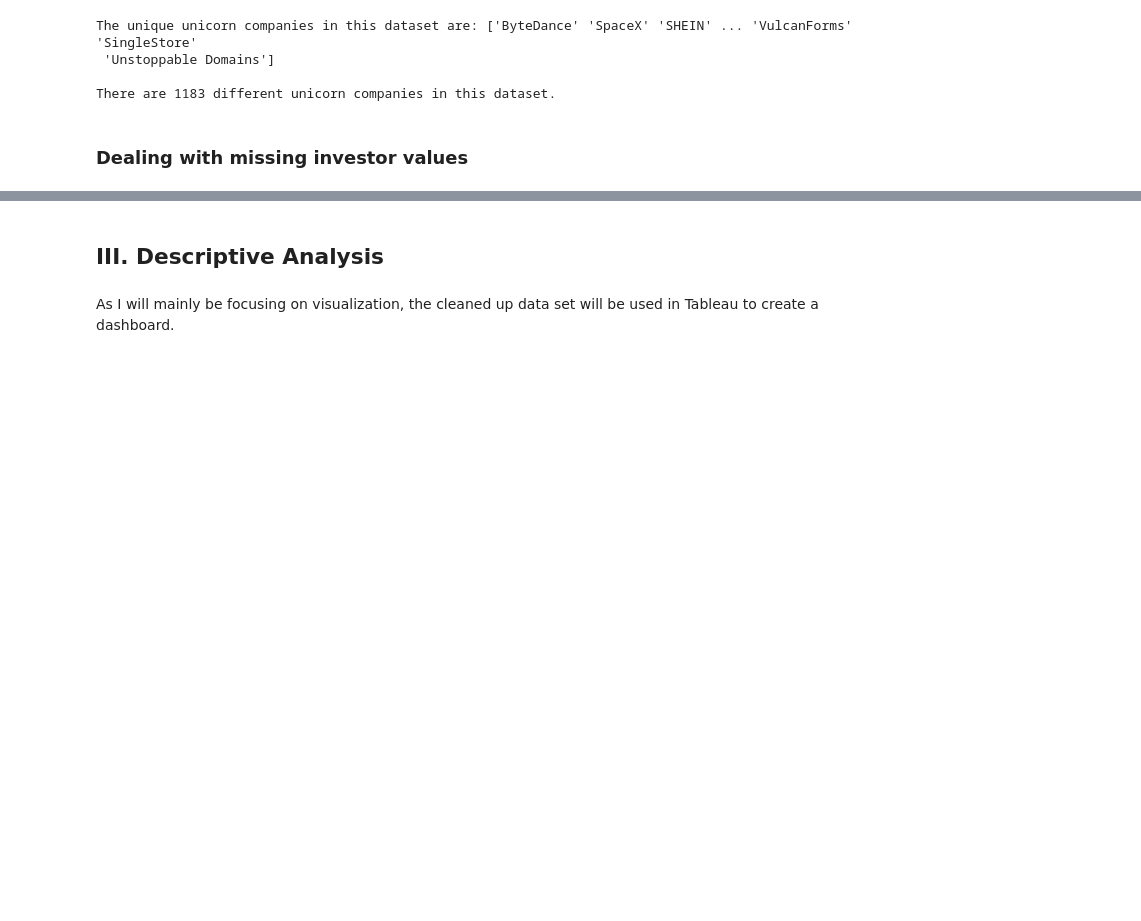
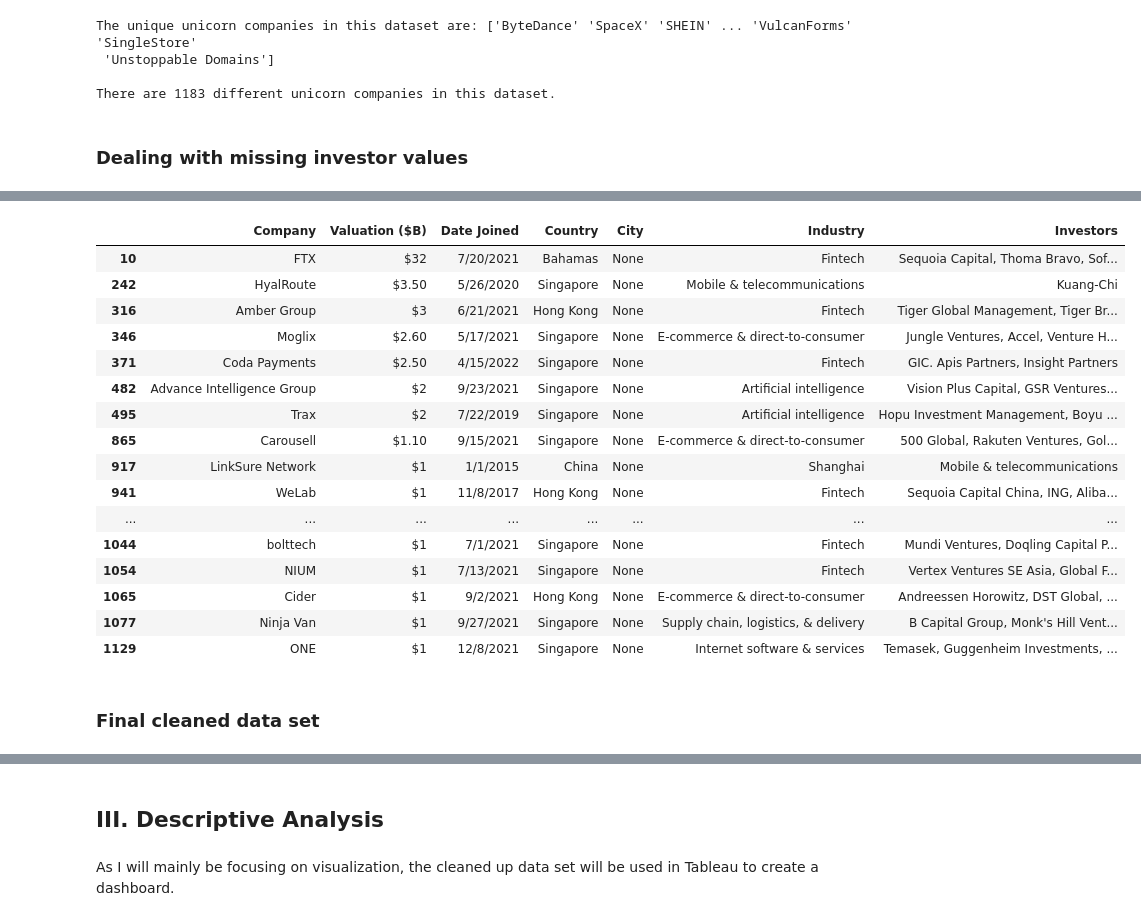
Before and after one commit to caralifarrell/UnicornVis-Visualizing-Venture-Capital-Unicorns, a Jupyter notebook: Visualization_Unicorn_Startup_Analysis.ipynb, the cells around one changed output, grey strips where cells are left out. Saved outputs shown, nothing was run; the diff lists cells and outputs as text; code cells hidden in the pictures; blank space fills up the shorter version.

```diff
--- a/Visualization_Unicorn_Startup_Analysis.ipynb
+++ b/Visualization_Unicorn_Startup_Analysis.ipynb
@@ -109,0 +95,32 @@ missing_investors
+# %%
+# Shifting the values by one to the right
+new_table = missing_investors.iloc[:,4:]
+new_table
+
+new_table = new_table.shift(periods=1, axis=1)
+new_table.to_csv("new_table.csv")
+# %%
+# Remove the "City", "Industry", "Investors" columns
+missing_investors = missing_investors.drop(columns=["City", "Industry", "Investors"])
+# %%
+# Merge the both missing investor data frames together.
+final_missing_investors = pd.concat((missing_investors,new_table), axis=1)
+final_missing_investors
+# %% [output]
+|  | Company | Valuation ($B) | Date Joined | Country | City | Industry | Investors |
+| 10 | FTX | $32 | 7/20/2021 | Bahamas | None | Fintech | Sequoia Capital, Thoma Bravo, Sof... |
+| 242 | HyalRoute | $3.50 | 5/26/2020 | Singapore | None | Mobile & telecommunications | Kuang-Chi |
+| 316 | Amber Group | $3 | 6/21/2021 | Hong Kong | None | Fintech | Tiger Global Management, Tiger Br... |
+| 346 | Moglix | $2.60 | 5/17/2021 | Singapore | None | E-commerce & direct-to-consumer | Jungle Ventures, Accel, Venture H... |
+| 371 | Coda Payments | $2.50 | 4/15/2022 | Singapore | None | Fintech | GIC. Apis Partners, Insight Partners |
+| 482 | Advance Intelligence Group | $2 | 9/23/2021 | Singapore | None | Artificial intelligence | Vision Plus Capital, GSR Ventures... |
+| 495 | Trax | $2 | 7/22/2019 | Singapore | None | Artificial intelligence | Hopu Investment Management, Boyu ... |
+| 865 | Carousell | $1.10 | 9/15/2021 | Singapore | None | E-commerce & direct-to-consumer | 500 Global, Rakuten Ventures, Gol... |
+| 917 | LinkSure Network | $1 | 1/1/2015 | China | None | Shanghai | Mobile & telecommunications |
+| 941 | WeLab | $1 | 11/8/2017 | Hong Kong | None | Fintech | Sequoia Capital China, ING, Aliba... |
+| ... | ... | ... | ... | ... | ... | ... | ... |
+| 1044 | bolttech | $1 | 7/1/2021 | Singapore | None | Fintech | Mundi Ventures, Doqling Capital P... |
+| 1054 | NIUM | $1 | 7/13/2021 | Singapore | None | Fintech | Vertex Ventures SE Asia, Global F... |
+| 1065 | Cider | $1 | 9/2/2021 | Hong Kong | None | E-commerce & direct-to-consumer | Andreessen Horowitz, DST Global, ... |
+| 1077 | Ninja Van | $1 | 9/27/2021 | Singapore | None | Supply chain, logistics, & delivery | B Capital Group, Monk's Hill Vent... |
+| 1129 | ONE | $1 | 12/8/2021 | Singapore | None | Internet software & services | Temasek, Guggenheim Investments, ... |
@@ -109,0 +130,2 @@ missing_investors
+# %% [markdown]
+### Final cleaned data set
```
Also changed, not shown: parts of 14 cells of this notebook, 6 other files.
